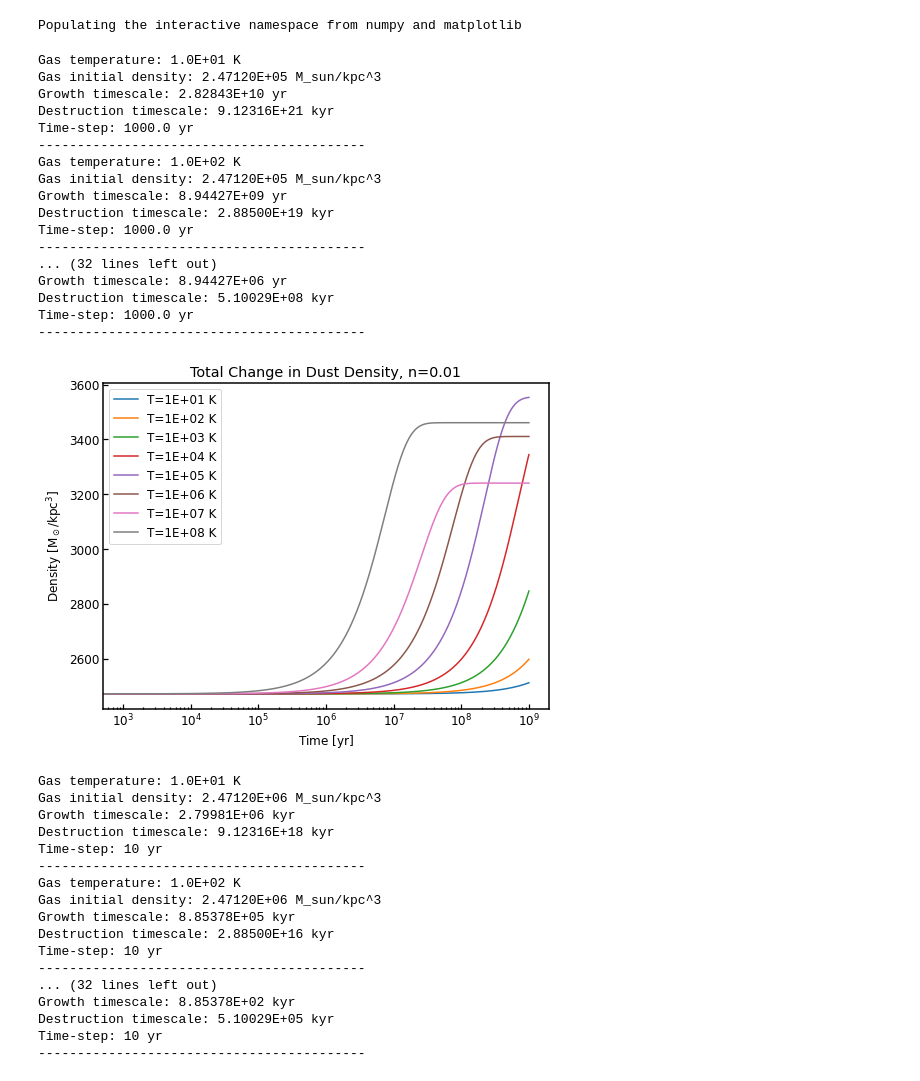
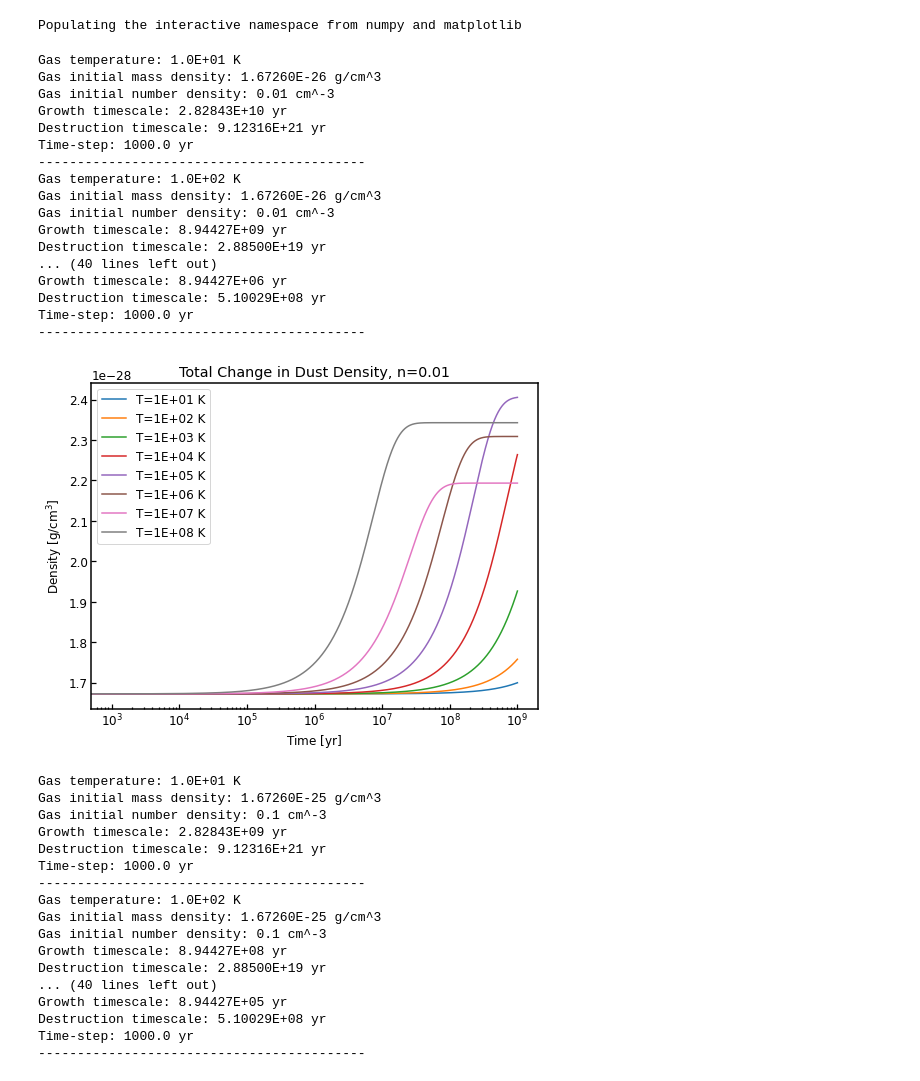
Before and after one commit to helenarichie/my_scripts, a Jupyter notebook: cholla/dust_model/total_numerical_solution.ipynb, the cells around one changed output. Saved outputs shown, nothing was run; the diff lists cells and outputs as text; code cells hidden in the pictures.

```diff
--- a/cholla/dust_model/total_numerical_solution.ipynb
+++ b/cholla/dust_model/total_numerical_solution.ipynb
@@ -107,11 +149,11 @@ class DustIntegrator:
         print("------------------------------------------")
 # %%
-def evolve_solutions(h, n, T_arr, t_max):
+def evolve_solutions(h, n, T_arr, tmax):
     YEAR_IN_SECONDS = 3.154e7
-    h /= YEAR_IN_SECONDS
-    t_max /= YEAR_IN_SECONDS
+    h *= YEAR_IN_SECONDS
+    tmax *= YEAR_IN_SECONDS
 
-    t_arr = np.arange(0, t_max, h)
+    t_arr = np.arange(0, tmax, h)
 
     d_dust = np.zeros(shape=(len(T_arr), len(t_arr)))
     d_metal = np.zeros(shape=(len(T_arr), len(t_arr)))
@@ -137,11 +179,11 @@ def evolve_solutions(h, n, T_arr, t_max):
             dd = dt * dd_dt
 
     for j, T in enumerate(T_arr):
-        integrator = DustIntegrator(T, n, h, t_max)
+        integrator = DustIntegrator(T, n, h, tmax)
         integrator.get_info()
         # set initial densities
         d_dust[j][0] = integrator._d0_dust
-        taus.append(integrator.tau_g) # yrs
+        taus.append(integrator.tau_g) # s
         integrators.append(integrator)
 
         for i, t_i in enumerate(t_arr):
@@ -162,63 +204,63 @@ def evolve_solutions(h, n, T_arr, t_max):
                         d_metal[j][i+1] = integrator.d_metal
                         continue
 
-                    # this is where the density gets updated
+                    # this is where the density attribute gets updated
                     integrator.update_densities()
                     d_dust[j][i+1] = integrator.d_dust
                     d_metal[j][i+1] = integrator.d_metal
 
     return d_dust, d_metal, taus, integrators
 # %%
-dd, dm, tau_gs, acc_integrator = evolve_solutions(1e3, 1e-2, [1e1, 1e2, 1e3, 1e4, 1e5, 1e6, 1e7, 1e8], 1e9)
+dd, dm, tau_gs, integrators = evolve_solutions(1e3, 1e-2, [1e1, 1e2, 1e3, 1e4, 1e5, 1e6, 1e7, 1e8], 1e9)
 # %% [output]
 Gas temperature: 1.0E+01 K
-Gas initial density: 2.47120E+05 M_sun/kpc^3
+Gas initial mass density: 1.67260E-26 g/cm^3
+Gas initial number density: 0.01 cm^-3
 Growth timescale: 2.82843E+10 yr
-Destruction timescale: 9.12316E+21 kyr
+Destruction timescale: 9.12316E+21 yr
 Time-step: 1000.0 yr
 ------------------------------------------
 Gas temperature: 1.0E+02 K
-Gas initial density: 2.47120E+05 M_sun/kpc^3
+Gas initial mass density: 1.67260E-26 g/cm^3
+Gas initial number density: 0.01 cm^-3
 Growth timescale: 8.94427E+09 yr
-Destruction timescale: 2.88500E+19 kyr
+Destruction timescale: 2.88500E+19 yr
+... (40 lines left out)
+Growth timescale: 8.94427E+06 yr
+Destruction timescale: 5.10029E+08 yr
 Time-step: 1000.0 yr
 ------------------------------------------
-... (32 lines left out)
-Growth timescale: 8.94427E+06 yr
-Destruction timescale: 5.10029E+08 kyr
-Time-step: 1000.0 yr
-------------------------------------------
 # %%
 fig, ax = plt.subplots(nrows=1, ncols=1, sharex=True, figsize=(8,6))
 for i, dd_i in enumerate(dd):
-    ax.semilogx(np.arange(0, acc_integrator[i].t_max, acc_integrator[i].dt), dd_i, label=f"T={acc_integrator[i].T:.0E} K")
+    ax.semilogx(np.arange(0, integrators[i].tmax/integrators[i].YR_IN_S, integrators[i].dt/integrators[i].YR_IN_S), dd_i, label=f"T={integrators[i].T:.0E} K")
     #ax.vlines(tau_gs[i], ymin=np.amin(dd_i), ymax=np.amax(dd_i), color="k", linestyle="--", zorder=0)
     ax.set_xlabel("Time$~[yr]$")
-    ax.set_ylabel(r"Density$~[M_\odot/kpc^3]$")
-    ax.set_title(f"Total Change in Dust Density, n={acc_integrator[i].n}")
+    ax.set_ylabel(r"Density$~[g/cm^3]$")
+    ax.set_title(f"Total Change in Dust Density, n={integrators[i].n}")
     ax.legend()
 # %% [output]
-[figure, old version]
+[figure, new version]
 # %%
-dd, dm, tau_gs, acc_integrator = evolve_solutions(10, 1e-1, [1e1, 1e2, 1e3, 1e4, 1e5, 1e6, 1e7, 1e8], 1e7)
+dd, dm, tau_gs, integrators = evolve_solutions(1e3, 1e-1, [1e1, 1e2, 1e3, 1e4, 1e5, 1e6, 1e7, 1e8], 1e7)
 # %% [output]
 Gas temperature: 1.0E+01 K
-Gas initial density: 2.47120E+06 M_sun/kpc^3
-Growth timescale: 2.79981E+06 kyr
-Destruction timescale: 9.12316E+18 kyr
-Time-step: 10 yr
+Gas initial mass density: 1.67260E-25 g/cm^3
+Gas initial number density: 0.1 cm^-3
+Growth timescale: 2.82843E+09 yr
+Destruction timescale: 9.12316E+21 yr
+Time-step: 1000.0 yr
 ------------------------------------------
 Gas temperature: 1.0E+02 K
-Gas initial density: 2.47120E+06 M_sun/kpc^3
-Growth timescale: 8.85378E+05 kyr
-Destruction timescale: 2.88500E+16 kyr
-Time-step: 10 yr
+Gas initial mass density: 1.67260E-25 g/cm^3
+Gas initial number density: 0.1 cm^-3
+Growth timescale: 8.94427E+08 yr
+Destruction timescale: 2.88500E+19 yr
+... (40 lines left out)
+Growth timescale: 8.94427E+05 yr
+Destruction timescale: 5.10029E+08 yr
+Time-step: 1000.0 yr
 ------------------------------------------
-... (32 lines left out)
-Growth timescale: 8.85378E+02 kyr
-Destruction timescale: 5.10029E+05 kyr
-Time-step: 10 yr
-------------------------------------------
 # %%
 fig, ax = plt.subplots(nrows=1, ncols=1, sharex=True, figsize=(8,6))
 for i, dd_i in enumerate(dd):
```
Also changed, not shown: parts of 8 cells of this notebook, 3 other files.
